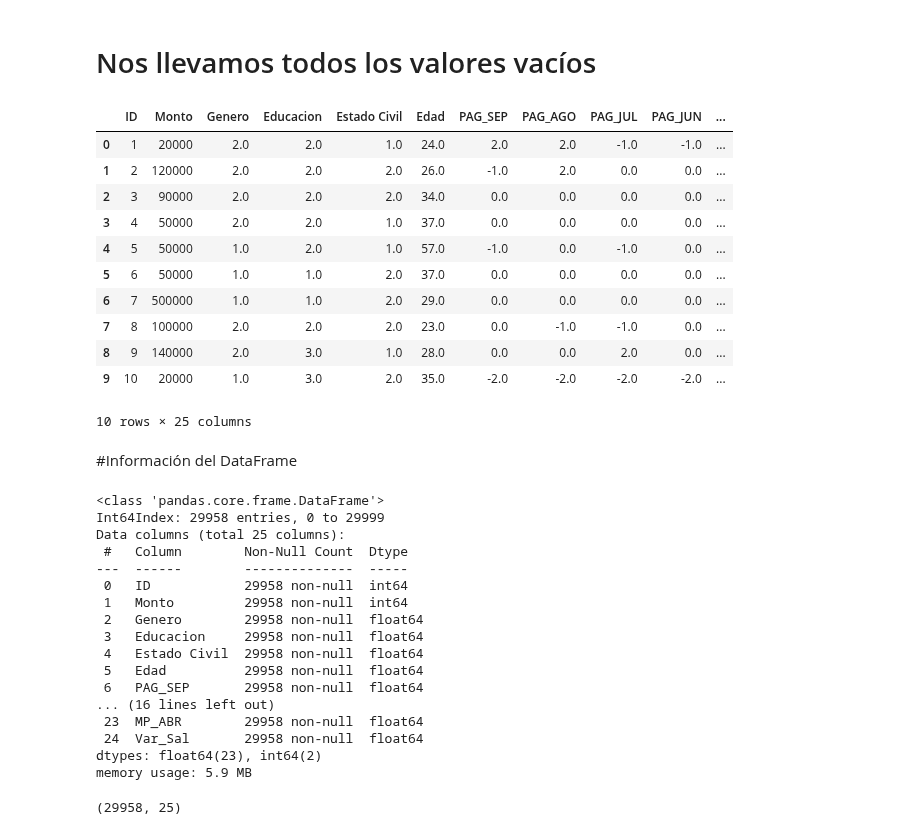
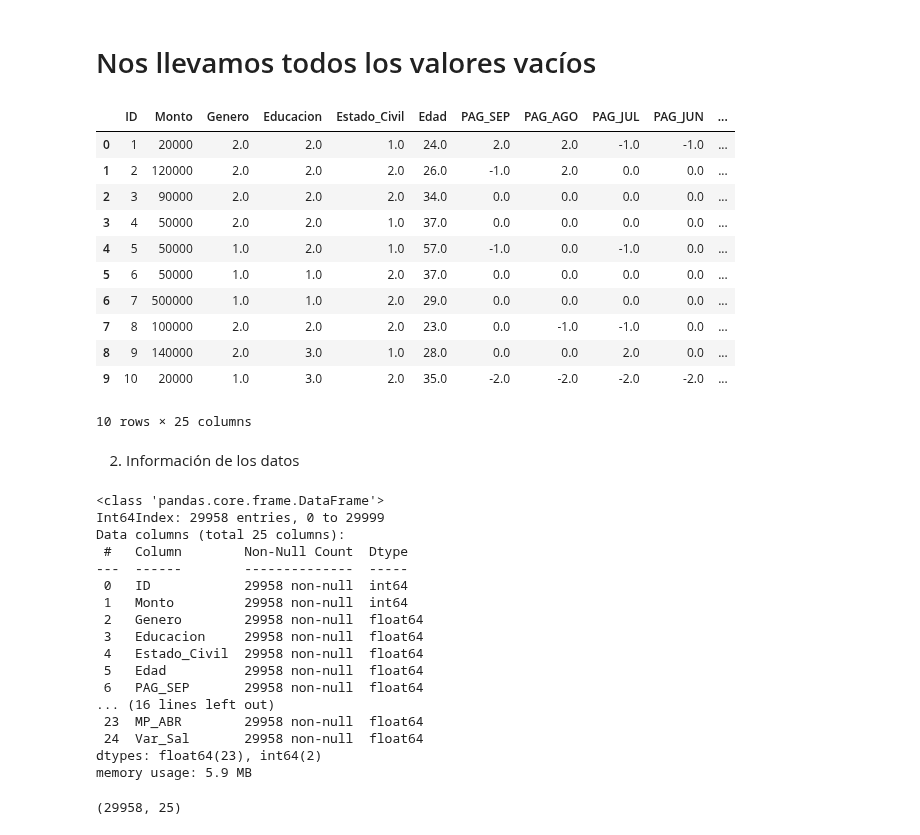
Before and after one commit to PosgradoMNA/actividades-de-aprendizaje-A01793918_HelmyMoreno, a Jupyter notebook: Actividad_Semanal_6_Visualización.ipynb, the cells around one changed output. Saved outputs shown, nothing was run; the diff lists cells and outputs as text; code cells hidden in the pictures.

```diff
--- a/Actividad_Semanal_6_Visualización.ipynb
+++ b/Actividad_Semanal_6_Visualización.ipynb
@@ -46,8 +51,8 @@ Esta investigación empleó una variable binaria, pago por defecto **(Sí = 1, N
 # %% [markdown]
 Base de datos (DataFrame):
 # %%
-df = pd.read_csv(input)
-df
+df_pca = pd.read_csv(input)
+df_pca
 # %% [output]
 |  | ID | X1 | X2 | X3 | X4 | X5 | X6 | X7 | X8 | X9 | ... | ... |
 | 0 | 1 | 20000 | 2.0 | 2.0 | 1.0 | 24.0 | 2.0 | 2.0 | -1.0 | -1.0 | ... | ... |
@@ -71,17 +96,17 @@ El contendio de nuestro dataset es de de 29958 datos en 25 columnas.
 # %% [markdown]
 #Renombramos las columnas
 # %%
-df.rename(columns = {"X1": "Monto", "X2": "Genero", "X3": "Educacion", "X4" : "Estado Civil", "X5" : "Edad",
+df_pca.rename(columns = {"X1": "Monto", "X2": "Genero", "X3": "Educacion", "X4" : "Estado_Civil", "X5" : "Edad",
                      "X6": "PAG_SEP", "X7": "PAG_AGO", "X8":"PAG_JUL", "X9": "PAG_JUN", "X10":"PAG_MAY", "X11": "AMORT.ABR", "X12": "ESTCTA_SEP", "X13": "ESTCTA_AGO", "X14": "ESTCTA_JUL", "X15":"ESTCTA_JUN",
                      "X16": "ESTCTA_MAY", "X17":"ESTCTA_ABR", "X18":"MP_SEP", "X19":"MP_AGO", "X20":"MP_JUL", "X21":"MP_JUN", "X22":"MP_MAY", "X23":"MP_ABR", "Y":"Var_Sal"}, inplace = True)
 # %% [markdown]
 # Nos llevamos todos los valores vacíos
 # %%
 #Reemplazamos campos vacíos por 0 y dejamos 10 filas como muestra para trabajar
-df.dropna(axis = 0, inplace=True)
-df.head(10)
+df_pca.dropna(axis = 0, inplace=True)
+df_pca.head(10)
 # %% [output]
-|  | ID | Monto | Genero | Educacion | Estado Civil | Edad | PAG_SEP | PAG_AGO | PAG_JUL | PAG_JUN | ... |
+|  | ID | Monto | Genero | Educacion | Estado_Civil | Edad | PAG_SEP | PAG_AGO | PAG_JUL | PAG_JUN | ... |
 | 0 | 1 | 20000 | 2.0 | 2.0 | 1.0 | 24.0 | 2.0 | 2.0 | -1.0 | -1.0 | ... |
 | 1 | 2 | 120000 | 2.0 | 2.0 | 2.0 | 26.0 | -1.0 | 2.0 | 0.0 | 0.0 | ... |
 | 2 | 3 | 90000 | 2.0 | 2.0 | 2.0 | 34.0 | 0.0 | 0.0 | 0.0 | 0.0 | ... |
@@ -93,11 +118,11 @@ df.head(10)
 | 8 | 9 | 140000 | 2.0 | 3.0 | 1.0 | 28.0 | 0.0 | 0.0 | 2.0 | 0.0 | ... |
 | 9 | 10 | 20000 | 1.0 | 3.0 | 2.0 | 35.0 | -2.0 | -2.0 | -2.0 | -2.0 | ... |
 10 rows × 25 columns
-# %% [markdown]
-#Información del DataFrame
+# %% [markdown]
+2. Información de los datos
 # %%
 #Información de las columnas
-df.info()
+df_pca.info()
 # %% [output]
 <class 'pandas.core.frame.DataFrame'>
 Int64Index: 29958 entries, 0 to 29999
@@ -108,7 +133,7 @@ Data columns (total 25 columns):
  1   Monto         29958 non-null  int64
  2   Genero        29958 non-null  float64
  3   Educacion     29958 non-null  float64
- 4   Estado Civil  29958 non-null  float64
+ 4   Estado_Civil  29958 non-null  float64
  5   Edad          29958 non-null  float64
  6   PAG_SEP       29958 non-null  float64
 ... (16 lines left out)
```
Also changed, not shown: parts of 21 cells of this notebook.
